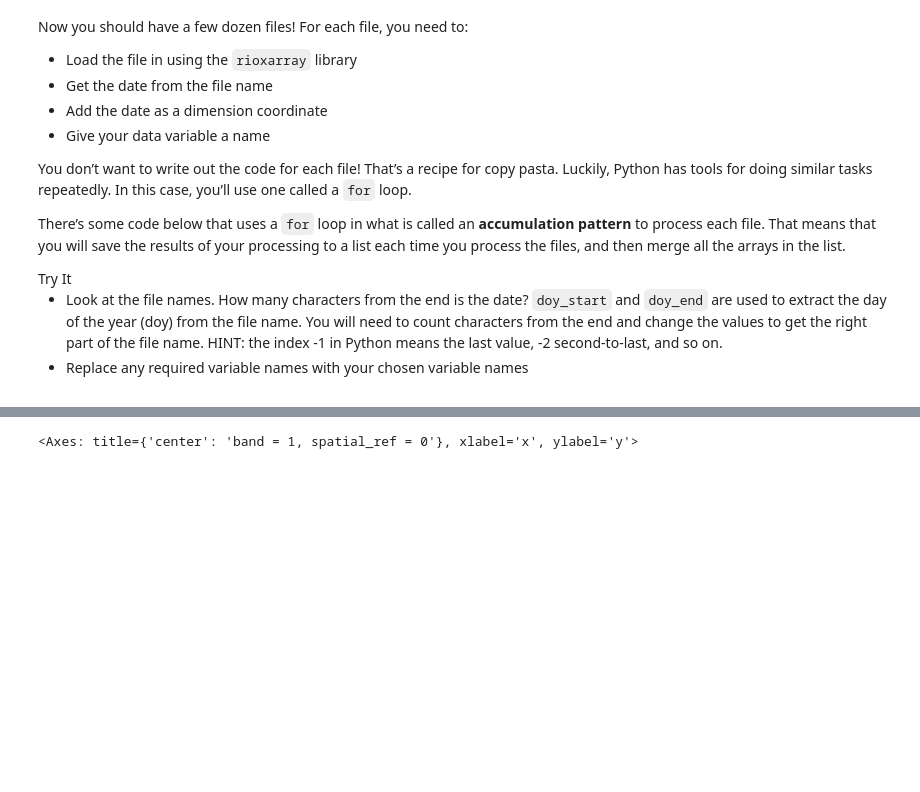
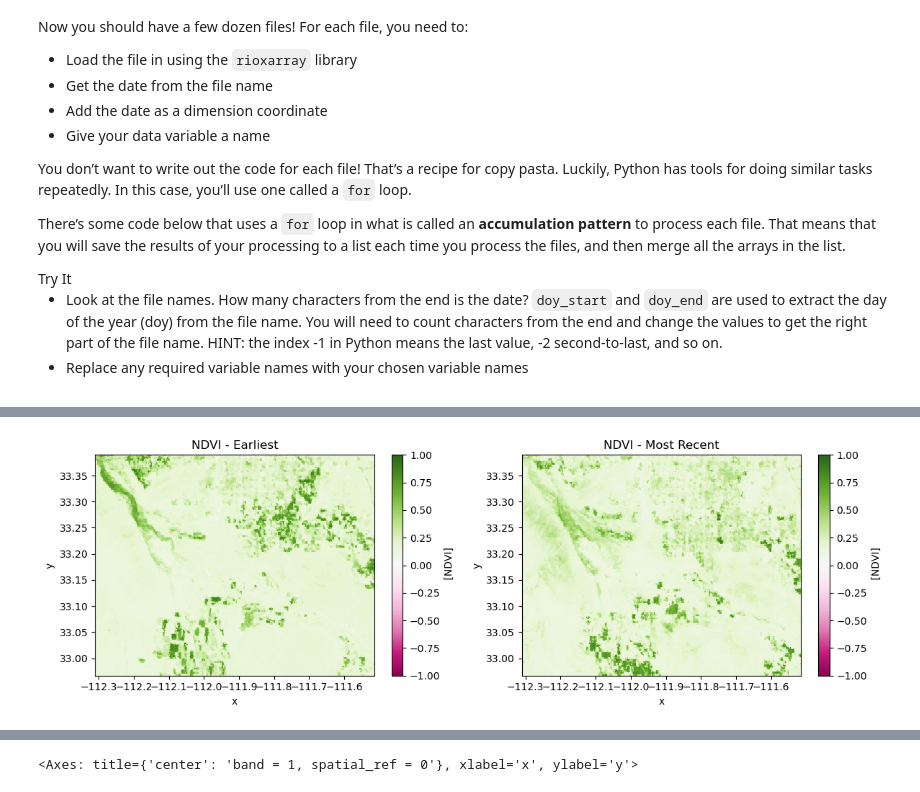
Before and after one commit to cu-esiil-edu/04-vegetation-ESIILtest24, a Jupyter notebook: notebooks/vegetation-02-wrangle.ipynb, the cells around one changed output, grey strips where cells are left out. Cells and saved outputs as stored; diff of their text form; code cells hidden in the pictures; blank space fills up the shorter version.

```diff
--- a/notebooks/vegetation-02-wrangle.ipynb
+++ b/notebooks/vegetation-02-wrangle.ipynb
@@ -169,0 +120,20 @@ rxr.open_rasterio(ndvi_paths[0], mask_and_scale=True).squeeze().plot()
+# %%
+# Load the rasters
+ndvi_recent = rxr.open_rasterio(ndvi_paths[-1], mask_and_scale=True).squeeze()
+ndvi_early = rxr.open_rasterio(ndvi_paths[0], mask_and_scale=True).squeeze()
+
+# Create side-by-side subplots
+fig, axes = plt.subplots(1, 2, figsize=(12, 4))
+
+# Plot each NDVI raster on its own axis
+ndvi_early.plot(ax=axes[0], cmap=plt.cm.PiYG, vmin=-1, vmax=1)
+axes[0].set_title("NDVI - Earliest")
+
+ndvi_recent.plot(ax=axes[1], cmap=plt.cm.PiYG, vmin=-1, vmax=1)
+axes[1].set_title("NDVI - Most Recent")
+
+# Improve layout
+plt.tight_layout()
+plt.show()
+# %% [output]
+[figure, added]
```
Also changed, not shown: parts of 6 cells of this notebook.
